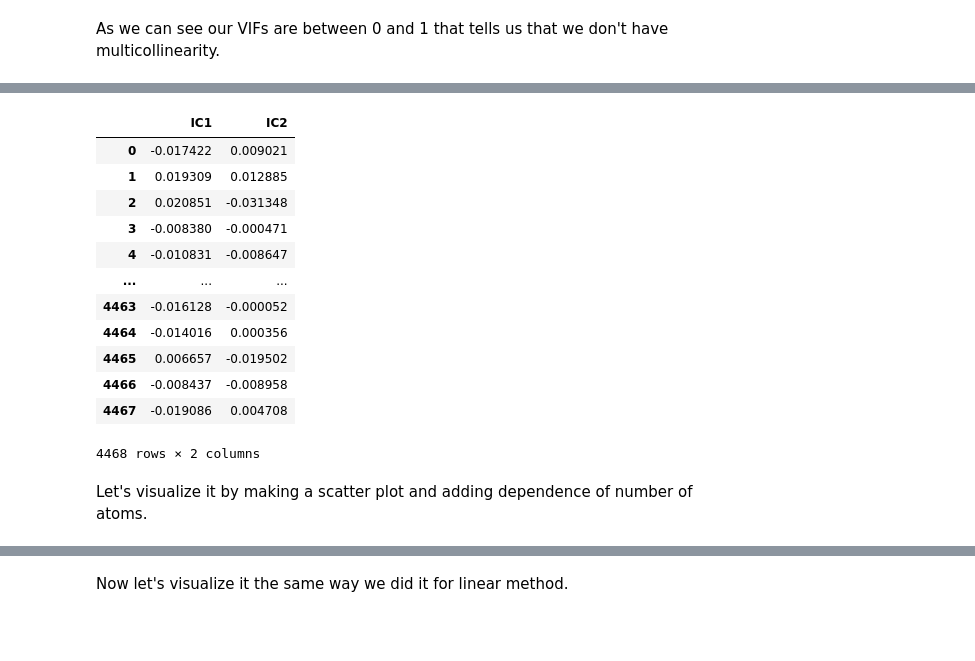
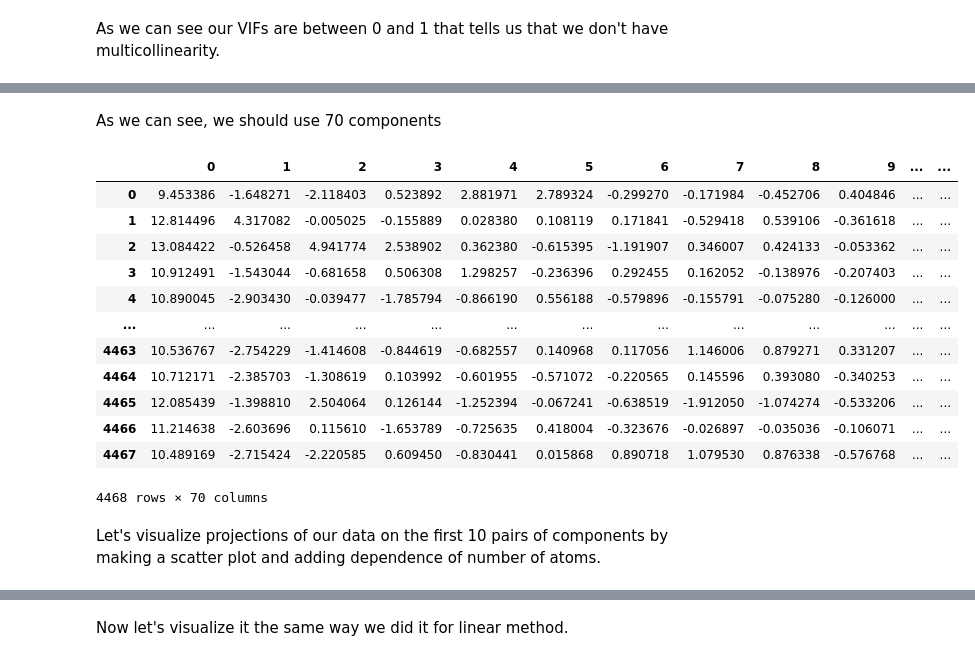
Before and after one commit to wwapper/ML_course, a Jupyter notebook: HW2.ipynb, the cells around one changed output, grey strips where cells are left out. Saved outputs shown, nothing was run; the diff lists cells and outputs as text; code cells hidden in the pictures; blank space fills up the shorter version.

```diff
--- a/HW2.ipynb
+++ b/HW2.ipynb
@@ -343,0 +372,21 @@ from sklearn.decomposition import FastICA
+# %%
+svd = TruncatedSVD(n_components=100, random_state=42)
+X = MinMaxScaler().fit_transform(df[num])
+X_reduced = svd.fit(X)
+
+#сalculate cumulative variance
+y = np.cumsum(svd.explained_variance_ratio_)
+
+#сalculate principal components
+xi = np.arange(1, y.shape[0]+1, step=1)
+
+#зlot results
+plt.ylim(0.5,1)
+plt.xlim(0.0,100)
+plt.plot(xi, y, linestyle='-', color='black')
+plt.xlabel('Number of Components')
+plt.xticks(np.arange(0, 100, step=5))
+plt.ylabel('Cumulative variance (%)')
+plt.axhline(y=0.95, color='r', linestyle='-')
+plt.text(0.5, 0.97, 'Explained variance: 95%', color = 'red', fontsize=12)
+plt.show()
@@ -344,25 +395,23 @@ from sklearn.decomposition import FastICA
+# %% [markdown]
+As we can see, we should use 70 components
 # %%
-df = pd.read_csv('df_after_data_processing.csv')
-num = df.select_dtypes(include='float64').columns
-MMscaler = MinMaxScaler()
-X = MMscaler.fit_transform(df[num])
-transformer = FastICA(n_components=2, random_state=0)
-ICA_fit = transformer.fit_transform(X)
-ICs_df = pd.DataFrame(data = ICA_fit, columns = ['IC1', 'IC2'])
-ICs_df
+transformer = TruncatedSVD(n_components=70, random_state=0)
+SVD_fit = transformer.fit_transform(X)
+SVD_df = pd.DataFrame(data = SVD_fit)
+SVD_df
 # %% [output]
-|  | IC1 | IC2 |
-| 0 | -0.017422 | 0.009021 |
-| 1 | 0.019309 | 0.012885 |
-| 2 | 0.020851 | -0.031348 |
-| 3 | -0.008380 | -0.000471 |
-| 4 | -0.010831 | -0.008647 |
-| ... | ... | ... |
-| 4463 | -0.016128 | -0.000052 |
-| 4464 | -0.014016 | 0.000356 |
-| 4465 | 0.006657 | -0.019502 |
-| 4466 | -0.008437 | -0.008958 |
-| 4467 | -0.019086 | 0.004708 |
+|  | 0 | 1 | 2 | 3 | 4 | 5 | 6 | 7 | 8 | 9 | ... | ... |
+| 0 | 9.453386 | -1.648271 | -2.118403 | 0.523892 | 2.881971 | 2.789324 | -0.299270 | -0.171984 | -0.452706 | 0.404846 | ... | ... |
+| 1 | 12.814496 | 4.317082 | -0.005025 | -0.155889 | 0.028380 | 0.108119 | 0.171841 | -0.529418 | 0.539106 | -0.361618 | ... | ... |
+| 2 | 13.084422 | -0.526458 | 4.941774 | 2.538902 | 0.362380 | -0.615395 | -1.191907 | 0.346007 | 0.424133 | -0.053362 | ... | ... |
+| 3 | 10.912491 | -1.543044 | -0.681658 | 0.506308 | 1.298257 | -0.236396 | 0.292455 | 0.162052 | -0.138976 | -0.207403 | ... | ... |
+| 4 | 10.890045 | -2.903430 | -0.039477 | -1.785794 | -0.866190 | 0.556188 | -0.579896 | -0.155791 | -0.075280 | -0.126000 | ... | ... |
+| ... | ... | ... | ... | ... | ... | ... | ... | ... | ... | ... | ... | ... |
+| 4463 | 10.536767 | -2.754229 | -1.414608 | -0.844619 | -0.682557 | 0.140968 | 0.117056 | 1.146006 | 0.879271 | 0.331207 | ... | ... |
+| 4464 | 10.712171 | -2.385703 | -1.308619 | 0.103992 | -0.601955 | -0.571072 | -0.220565 | 0.145596 | 0.393080 | -0.340253 | ... | ... |
+| 4465 | 12.085439 | -1.398810 | 2.504064 | 0.126144 | -1.252394 | -0.067241 | -0.638519 | -1.912050 | -1.074274 | -0.533206 | ... | ... |
+| 4466 | 11.214638 | -2.603696 | 0.115610 | -1.653789 | -0.725635 | 0.418004 | -0.323676 | -0.026897 | -0.035036 | -0.106071 | ... | ... |
+| 4467 | 10.489169 | -2.715424 | -2.220585 | 0.609450 | -0.830441 | 0.015868 | 0.890718 | 1.079530 | 0.876338 | -0.576768 | ... | ... |
-4468 rows × 2 columns
+4468 rows × 70 columns
 # %% [markdown]
-Let's visualize it by making a scatter plot and adding dependence of number of atoms.
+Let's visualize projections of our data on the first 10 pairs of components by making a scatter plot and adding dependence of number of atoms.
```
Also changed, not shown: parts of 18 cells of this notebook, 2 other files.
